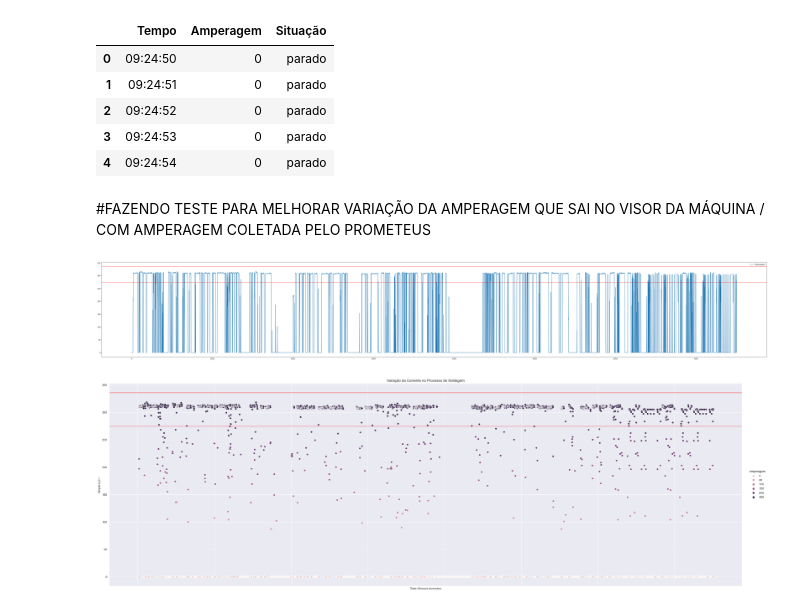
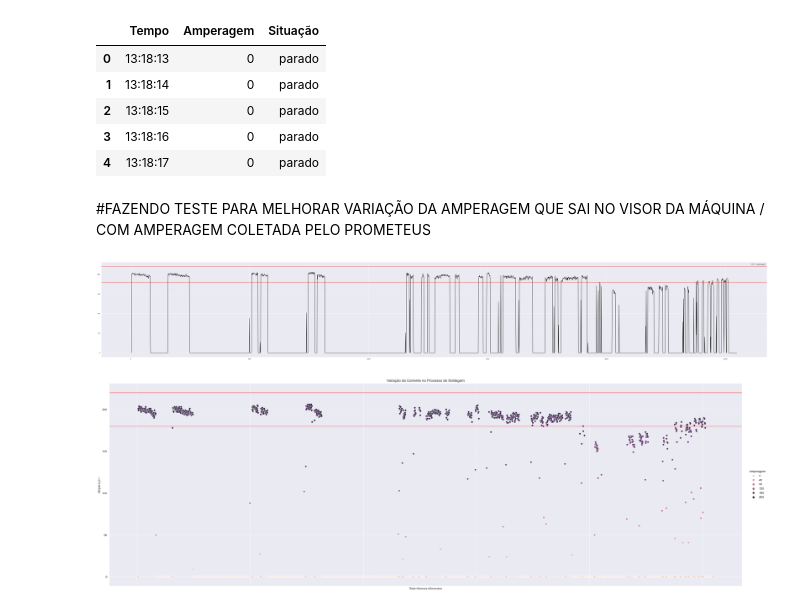
Before and after one commit to Pedrohprado/teste_frame_prometeus, a Jupyter notebook: dfFrame.ipynb, the cells around one changed output. Cells and saved outputs as stored; diff of their text form; code cells hidden in the pictures.

```diff
--- a/dfFrame.ipynb
+++ b/dfFrame.ipynb
@@ -4,16 +4,16 @@ import matplotlib.pyplot as plt
 import numpy as np
 import seaborn as sns
 # %%
-df = pd.read_excel('TESTE_FRAME_SOLDAGEM_ETAPA_002_J.xls')
+df = pd.read_excel('testegalao_0002_TARDE.xls')
 # %%
 df.head()
 # %% [output]
 |  | Tempo | Amperagem | Situação |
-| 0 | 09:24:50 | 0 | parado |
-| 1 | 09:24:51 | 0 | parado |
-| 2 | 09:24:52 | 0 | parado |
-| 3 | 09:24:53 | 0 | parado |
-| 4 | 09:24:54 | 0 | parado |
+| 0 | 13:18:13 | 0 | parado |
+| 1 | 13:18:14 | 0 | parado |
+| 2 | 13:18:15 | 0 | parado |
+| 3 | 13:18:16 | 0 | parado |
+| 4 | 13:18:17 | 0 | parado |
 # %%
 df = df.drop([0,1,2,3])
 # %%
@@ -54,12 +53,12 @@ linhamax = arc + porc
 linhamin = arc - porc
 # %%
 #Plotando gráficos de linha
-df.plot(figsize=(70,10))
+df.plot(figsize=(70,10), color='black')
 plt.axhline(linhamax,0,1, color = 'r', **{'lw':1})
 plt.axhline(linhamin,0,1, color = 'r', **{'lw':1})
 plt.show()
 # %% [output]
-[figure, old version]
+[figure, new version]
 # %%
 #Plotando gráficos de disperção
 sns.set_style('darkgrid')
@@ -74,7 +73,7 @@ plt.tick_params(labelbottom = False)
 
 plt.show()
 # %% [output]
-[figure, old version]
+[figure, new version]
 # %%
 run = df.loc[df['Situação'] == 'trabalhando']
 stop= df.loc[df['Situação'] == 'parado']
```
Also changed, not shown: parts of 5 cells of this notebook, 24 other files.
